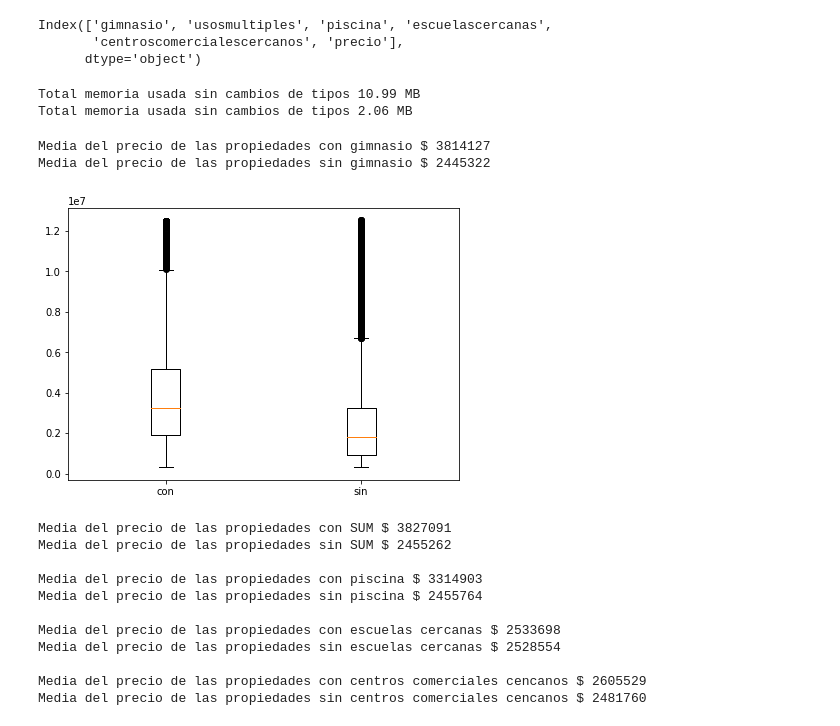
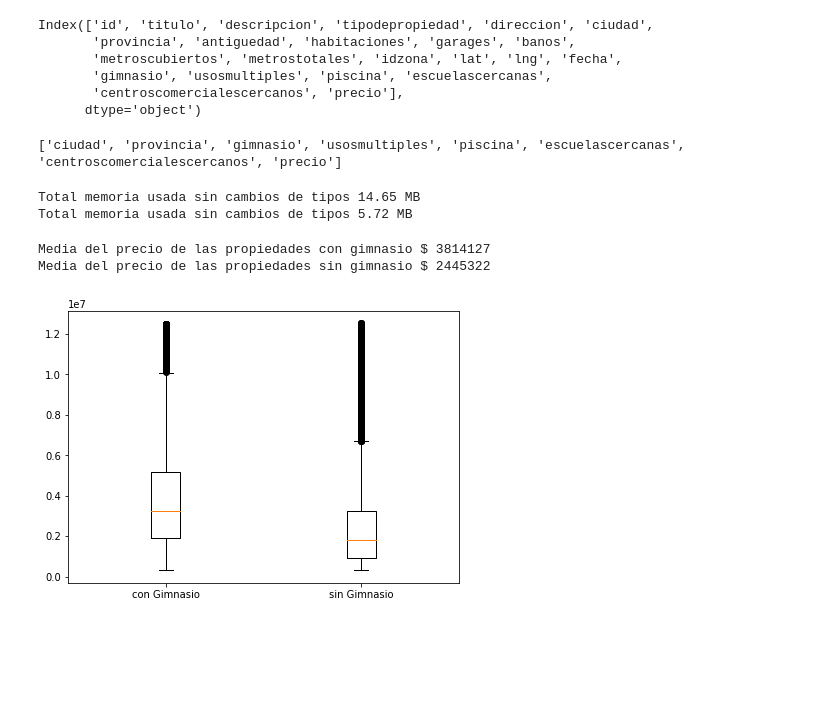
Before and after one commit to komod0/TPs-Org.Datos, a Jupyter notebook: tp1/nbfacundo.ipynb, the cells around one changed output. Drawn from its saved outputs; the diff is of its cells as text; code cells hidden in the pictures; blank space fills up the shorter version.

Commit message:
Se separaron los análisis según la comodidad con la que cuenta la propiedad

```diff
--- a/tp1/nbfacundo.ipynb
+++ b/tp1/nbfacundo.ipynb
@@ -7,16 +7,30 @@ import matplotlib.pyplot as plt
 pd.set_option('display.max_columns', 23)
 # Carga del CSV en un DataFrame df (usando como delimitador la coma ',')
 df = pd.read_csv('train.csv')
+# %%
+df.columns
+# %% [output]
+Index(['id', 'titulo', 'descripcion', 'tipodepropiedad', 'direccion', 'ciudad',
+       'provincia', 'antiguedad', 'habitaciones', 'garages', 'banos',
+       'metroscubiertos', 'metrostotales', 'idzona', 'lat', 'lng', 'fecha',
+       'gimnasio', 'usosmultiples', 'piscina', 'escuelascercanas',
+       'centroscomercialescercanos', 'precio'],
+      dtype='object')
 # %%
 # Análisis de los valores booleanos (y cómo varía el precio respecto a ellos)
 # print(df.columns) # Devuelve una serie con lon nombres de las columnas
-columnas = df.columns[17:23]
-# columnas = ['gimnasio', 'usosmultiples', 'piscina', 'escuelascercanas', 'centroscomercialescercanos', 'precio']
+columnas = ['ciudad',
+            'provincia',
+            'gimnasio',
+            'usosmultiples',
+            'piscina',
+            'escuelascercanas',
+            'centroscomercialescercanos',
+            'precio']
+
 print(columnas)
 # %% [output]
-Index(['gimnasio', 'usosmultiples', 'piscina', 'escuelascercanas',
-       'centroscomercialescercanos', 'precio'],
-      dtype='object')
+['ciudad', 'provincia', 'gimnasio', 'usosmultiples', 'piscina', 'escuelascercanas', 'centroscomercialescercanos', 'precio']
 # %%
 # Se indica en el Análisis exploratorio de Navent que, de las columnas usadas anterioremente,
 # el precio se representa con enteros y las demás columnas son Booleanas
@@ -34,58 +48,23 @@ df_abool['centroscomercialescercanos'] = df_abool['centroscomercialescercanos'].
 df_abool['precio'] = df_abool['precio'].astype(np.uint32)
 print('Total memoria usada sin cambios de tipos {0:.2f}'.format(df_abool.memory_usage().sum()/1024/1024), 'MB')
 # %% [output]
-Total memoria usada sin cambios de tipos 10.99 MB
-Total memoria usada sin cambios de tipos 2.06 MB
+Total memoria usada sin cambios de tipos 14.65 MB
+Total memoria usada sin cambios de tipos 5.72 MB
 # %%
 # Comparación directa de los servicios y disponibilidades de las propiedades
 
 print('Media del precio de las propiedades con gimnasio $ {:.0f}'
       .format(df_abool.loc[df_abool['gimnasio'] == True]['precio'].mean()))
 
 print('Media del precio de las propiedades sin gimnasio $ {:.0f}\n'
       .format(df_abool.loc[df_abool['gimnasio'] == False]['precio'].mean()))
 
 fig_1 = plt.figure(1, figsize = (7,5))
 sub_fig = fig_1.add_subplot(111)
-box_plot1 = sub_fig.boxplot([df_abool.loc[df_abool['gimnasio'] == True]['precio'], df_abool.loc[df_abool['gimnasio'] == False]['precio']],
-           labels = ['con', 'sin'])
+box_plot = sub_fig.boxplot([df_abool.loc[df_abool['gimnasio'] == True]['precio'],
+                             df_abool.loc[df_abool['gimnasio'] == False]['precio']],
+                             labels = ['con Gimnasio', 'sin Gimnasio'])
 # %% [output]
 Media del precio de las propiedades con gimnasio $ 3814127
 Media del precio de las propiedades sin gimnasio $ 2445322
-[figure, old version]
+[figure, new version]
-# %%
-print('Media del precio de las propiedades con SUM $ {:.0f}'
-      .format(df_abool.loc[df_abool['usosmultiples'] == True]['precio'].mean()))
-
-print('Media del precio de las propiedades sin SUM $ {:.0f}\n'
-      .format(df_abool.loc[df_abool['usosmultiples'] == False]['precio'].mean()))
-
-print('Media del precio de las propiedades con piscina $ {:.0f}'
-      .format(df_abool.loc[df_abool['piscina'] == True]['precio'].mean()))
-
-print('Media del precio de las propiedades sin piscina $ {:.0f}\n'
-      .format(df_abool.loc[df_abool['piscina'] == False]['precio'].mean()))
-
-print('Media del precio de las propiedades con escuelas cercanas $ {:.0f}'
-      .format(df_abool.loc[df_abool['escuelascercanas'] == True]['precio'].mean()))
-
-print('Media del precio de las propiedades sin escuelas cercanas $ {:.0f}\n'
-      .format(df_abool.loc[df_abool['escuelascercanas'] == False]['precio'].mean()))
-
-print('Media del precio de las propiedades con centros comerciales cencanos $ {:.0f}'
-      .format(df_abool.loc[df_abool['centroscomercialescercanos'] == True]['precio'].mean()))
-
-print('Media del precio de las propiedades sin centros comerciales cencanos $ {:.0f}\n'
-      .format(df_abool.loc[df_abool['centroscomercialescercanos'] == False]['precio'].mean()))
-# %% [output]
-Media del precio de las propiedades con SUM $ 3827091
-Media del precio de las propiedades sin SUM $ 2455262
-
-Media del precio de las propiedades con piscina $ 3314903
-Media del precio de las propiedades sin piscina $ 2455764
-
-Media del precio de las propiedades con escuelas cercanas $ 2533698
-Media del precio de las propiedades sin escuelas cercanas $ 2528554
-
-Media del precio de las propiedades con centros comerciales cencanos $ 2605529
-Media del precio de las propiedades sin centros comerciales cencanos $ 2481760
```
Also changed, not shown: parts of 4 cells of this notebook.
